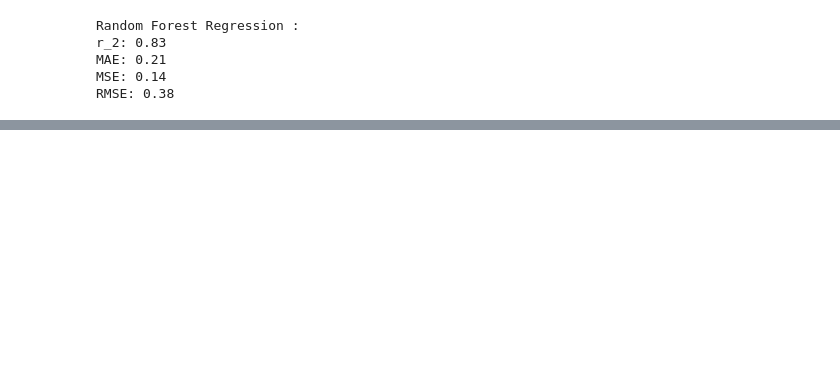
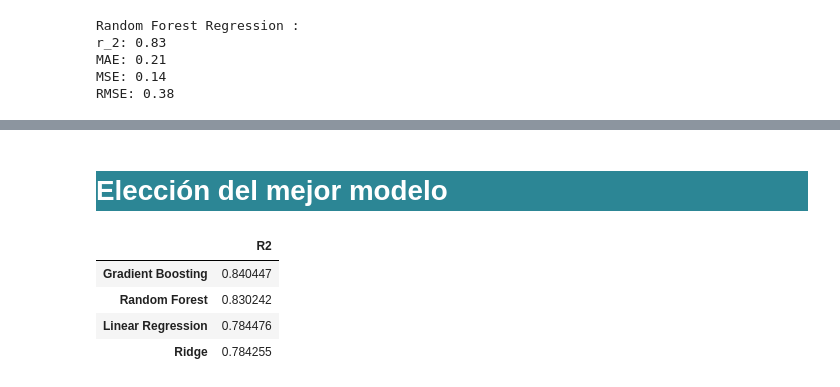
Before and after one commit to Gab0Jorq/insurance, a Jupyter notebook: insurance.ipynb, the cells around one changed output, grey strips where cells are left out. Drawn from its saved outputs; the diff is of its cells as text; code cells hidden in the pictures; blank space fills up the shorter version.

```diff
--- a/insurance.ipynb
+++ b/insurance.ipynb
@@ -483,0 +486,11 @@ predict_error_rf.show();
+# %% [markdown]
+<h1 style='background-color: #2C8695; color:#FFFFFF; text-align:left'>Elección del mejor modelo</h1>
+# %%
+r2_df = pd.DataFrame(resultados_r2, index=['R2']).T.sort_values(by='R2', ascending=False)
+r2_df
+# %% [output]
+|  | R2 |
+| Gradient Boosting | 0.840447 |
+| Random Forest | 0.830242 |
+| Linear Regression | 0.784476 |
+| Ridge | 0.784255 |
```
Also changed, not shown: parts of 34 cells of this notebook, 2 other files.
